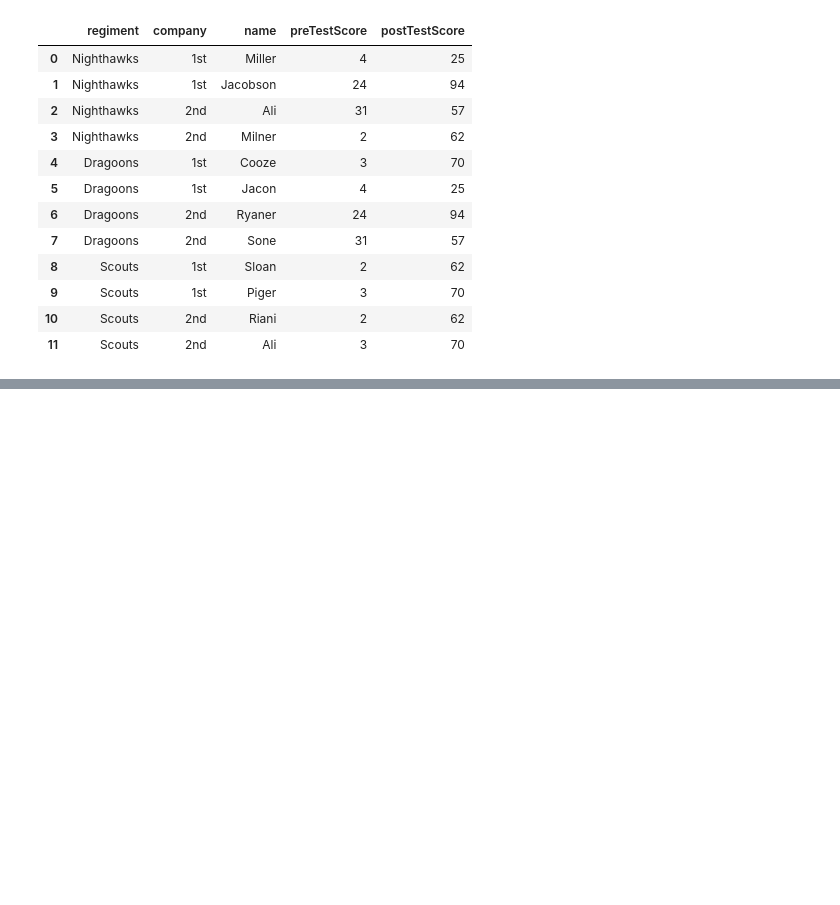
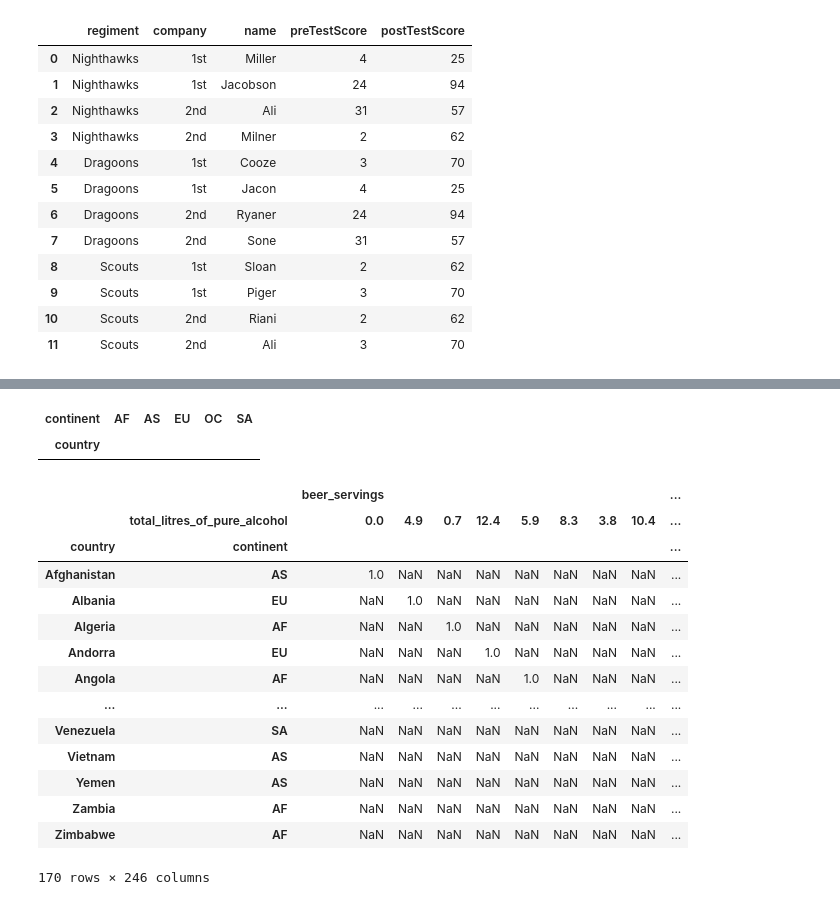
Before and after one commit to manishgurungxon/MachineLearningPy, a Jupyter notebook: pythonpandasMergingandgrouping.ipynb, the cells around one changed output, grey strips where cells are left out. Cells and saved outputs as stored; diff of their text form; code cells hidden in the pictures; blank space fills up the shorter version.

```diff
--- a/pythonpandasMergingandgrouping.ipynb
+++ b/pythonpandasMergingandgrouping.ipynb
@@ -116,0 +210,23 @@ company_data
+# %%
+drinks_result1.dropna()
+# %% [output]
+| continent | AF | AS | EU | OC | SA |
+| country |  |  |  |  |  |
+# %%
+drinks.groupby(["country","continent","total_litres_of_pure_alcohol"]).count().unstack()
+# %% [output]
+|  |  | beer_servings |  |  |  |  |  |  |  | ... |
+|  | total_litres_of_pure_alcohol | 0.0 | 4.9 | 0.7 | 12.4 | 5.9 | 8.3 | 3.8 | 10.4 | ... |
+| country | continent |  |  |  |  |  |  |  |  | ... |
+| Afghanistan | AS | 1.0 | NaN | NaN | NaN | NaN | NaN | NaN | NaN | ... |
+| Albania | EU | NaN | 1.0 | NaN | NaN | NaN | NaN | NaN | NaN | ... |
+| Algeria | AF | NaN | NaN | 1.0 | NaN | NaN | NaN | NaN | NaN | ... |
+| Andorra | EU | NaN | NaN | NaN | 1.0 | NaN | NaN | NaN | NaN | ... |
+| Angola | AF | NaN | NaN | NaN | NaN | 1.0 | NaN | NaN | NaN | ... |
+| ... | ... | ... | ... | ... | ... | ... | ... | ... | ... | ... |
+| Venezuela | SA | NaN | NaN | NaN | NaN | NaN | NaN | NaN | NaN | ... |
+| Vietnam | AS | NaN | NaN | NaN | NaN | NaN | NaN | NaN | NaN | ... |
+| Yemen | AS | NaN | NaN | NaN | NaN | NaN | NaN | NaN | NaN | ... |
+| Zambia | AF | NaN | NaN | NaN | NaN | NaN | NaN | NaN | NaN | ... |
+| Zimbabwe | AF | NaN | NaN | NaN | NaN | NaN | NaN | NaN | NaN | ... |
+170 rows × 246 columns
```
Also changed, not shown: parts of 9 cells of this notebook.
